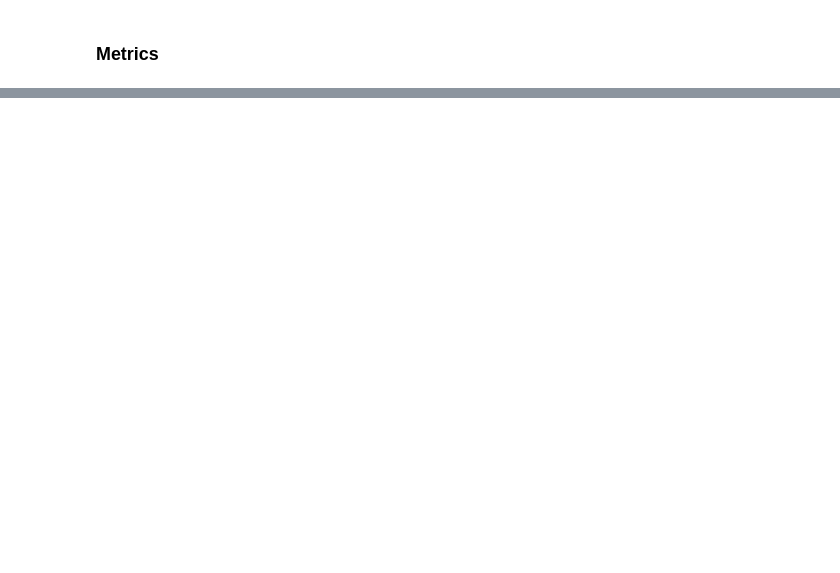
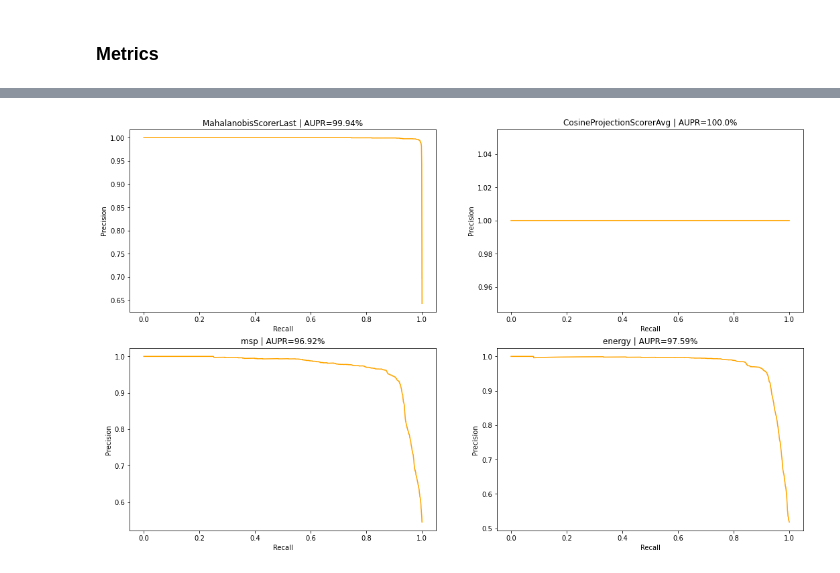
Before and after one commit to PeDiot/OOD-Detection-Intent-Classification, a Jupyter notebook: notebook.ipynb, the cells around one changed output, grey strips where cells are left out. Cells and saved outputs as stored; diff of their text form; code cells hidden in the pictures; blank space fills up the shorter version.

```diff
--- a/notebook.ipynb
+++ b/notebook.ipynb
@@ -448,3 +478,10 @@ records_out_bitext = evaluate_dataloader(
 )
 # %% [output]
 Evaluating on the out-of-distribution BITEXT dataset
+# %%
+file_name = "./backup/records_out_bitext.pkl"
+
+with open(file_name, "wb") as file:
+    pkl.dump(records_out_bitext, file)
+
+del records_out_bitext
@@ -541,0 +628,13 @@ for (score, (fpr, tpr, thresholds)), ax in zip(roc.items(), axes.flatten()):
+# %%
+fig, axes = plt.subplots(nrows=2, ncols=2, figsize=(18, 11))
+
+for (scorer, (precision, recall, _)), ax in zip(prc.items(), axes.flatten()):
+    sns.lineplot(x=recall, y=precision, ax=ax, color="orange")
+
+    ax.set_xlabel("Recall")
+    ax.set_ylabel("Precision")
+
+    aupr = auc(recall, precision)
+    ax.set_title(f"{scorer} | AUPR={round(100*aupr, 2)}%");
+# %% [output]
+[figure, added]
```
Also changed, not shown: parts of 22 cells of this notebook.
